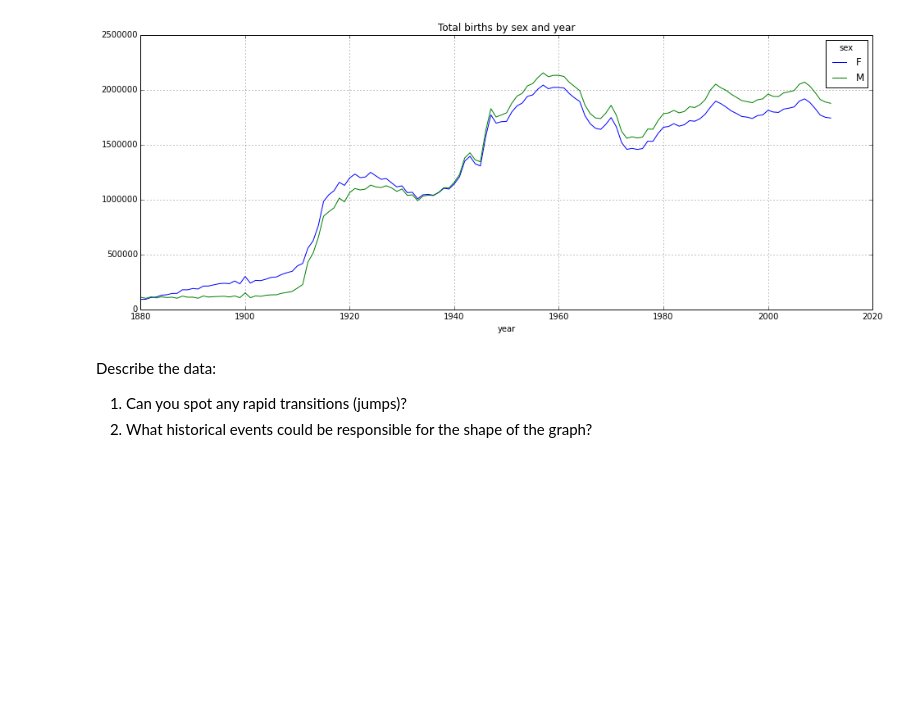
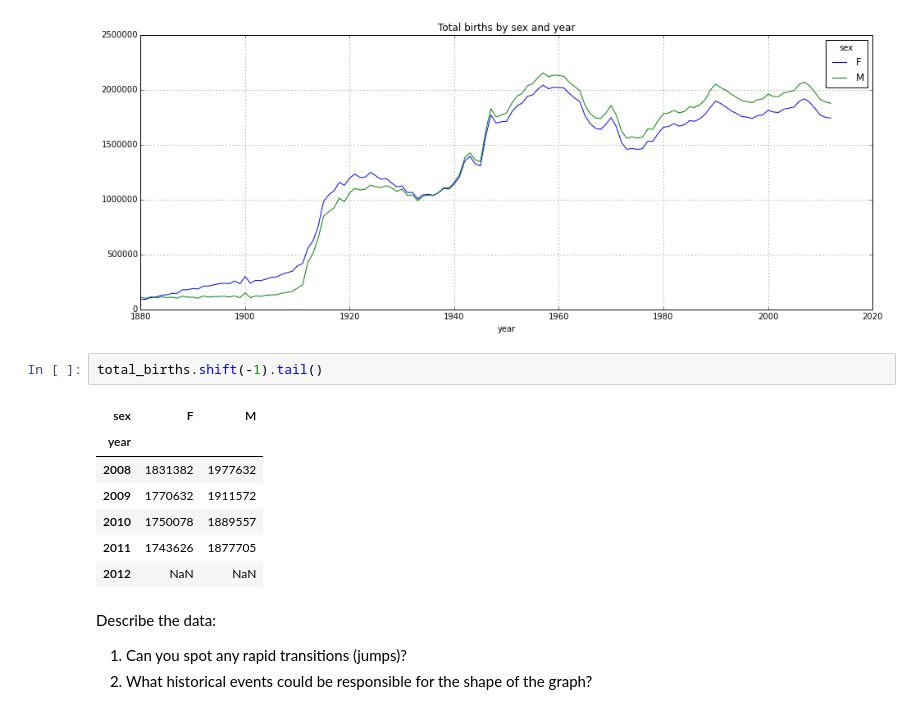
Before and after one commit to maciejATcosphere/paper-mind, a Jupyter notebook: paper_mind/courses/pandas/baby-names-01.ipynb, the cells around one changed output. Saved outputs shown, nothing was run; the diff lists cells and outputs as text; blank space fills up the shorter version.

```diff
--- a/paper_mind/courses/pandas/baby-names-01.ipynb
+++ b/paper_mind/courses/pandas/baby-names-01.ipynb
@@ -68,6 +68,16 @@ total_births.tail()
 total_births.plot(title='Total births by sex and year', figsize=(16, 6));
 # %% [output]
 [figure]
+# %%
+total_births.shift(-1).tail()
+# %% [output]
+| sex | F | M |
+| year |  |  |
+| 2008 | 1831382 | 1977632 |
+| 2009 | 1770632 | 1911572 |
+| 2010 | 1750078 | 1889557 |
+| 2011 | 1743626 | 1877705 |
+| 2012 | NaN | NaN |
 # %% [markdown]
 Describe the data:
 
```
Also changed, not shown: 2 other files.
